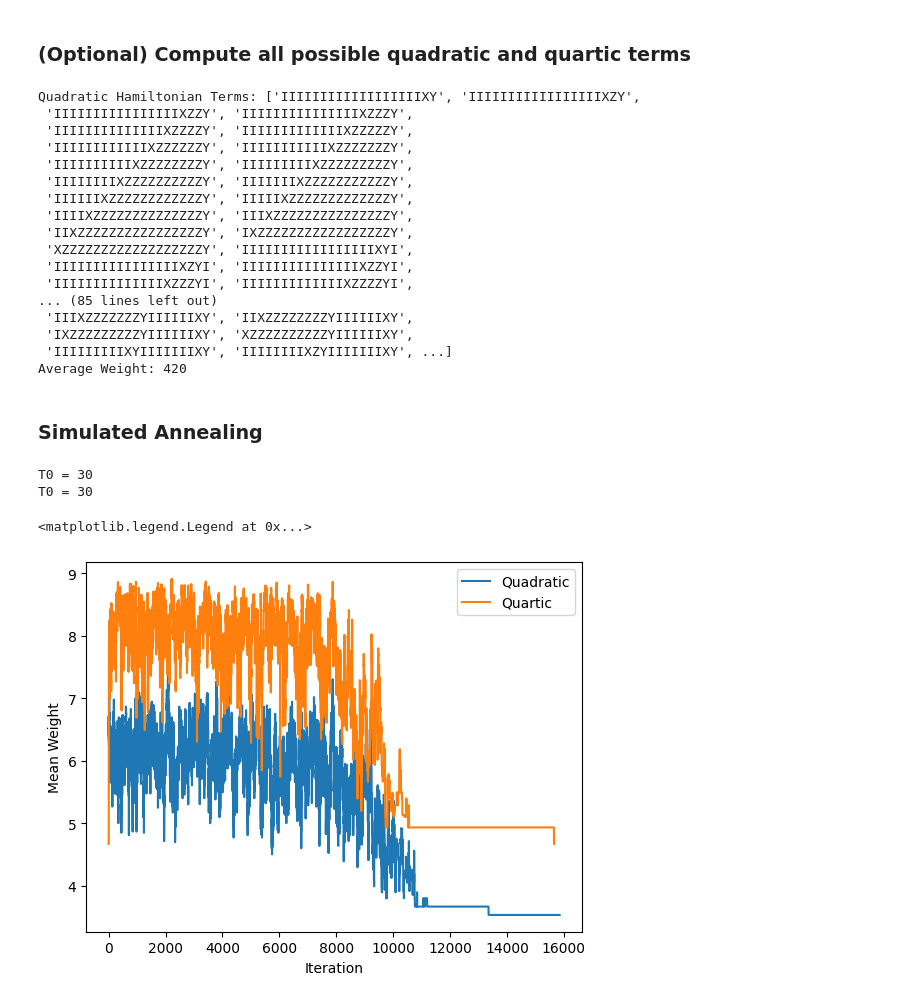
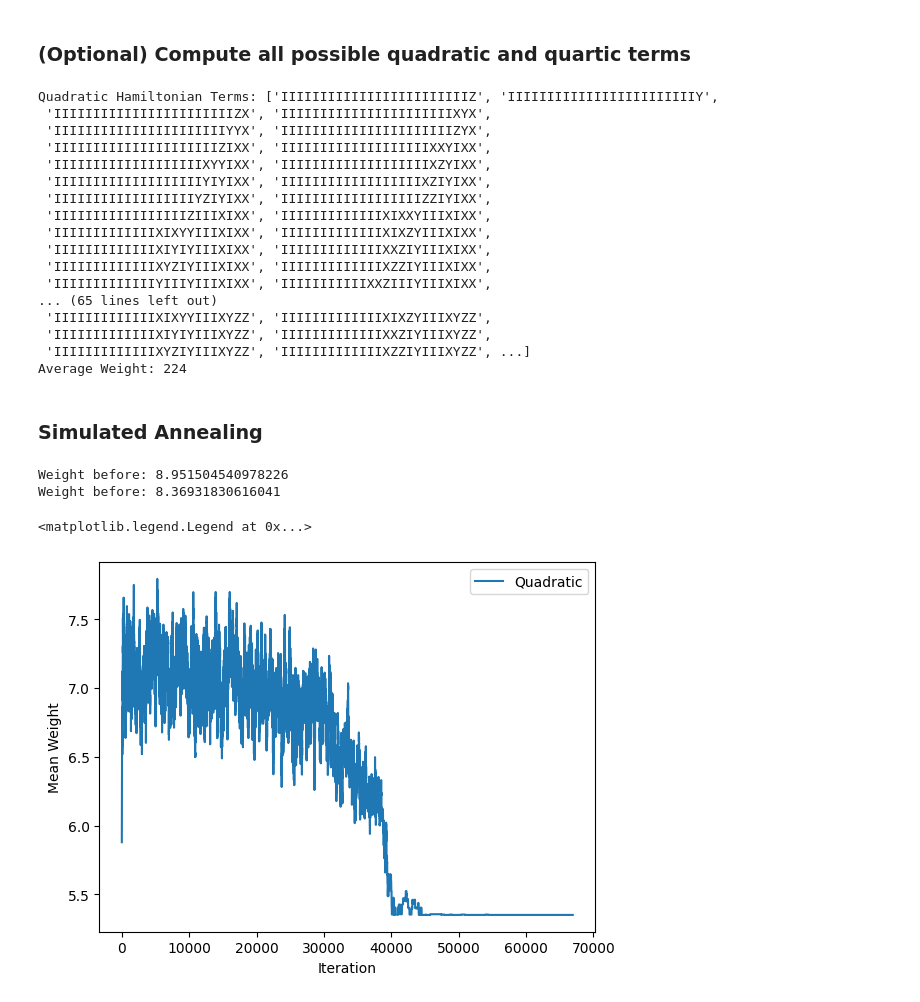
Before and after one commit to OnekaSingh/woq2025, a Jupyter notebook: binary_demo.ipynb, the cells around one changed output. Drawn from its saved outputs; the diff is of its cells as text; code cells hidden in the pictures.

```diff
--- a/binary_demo.ipynb
+++ b/binary_demo.ipynb
@@ -19,9 +20,10 @@ The autoreload extension is already loaded. To reload it, use:
 # %%
-N = 15
+N = 40
 
-x, z = jw_majoranas(N)
+# x, z = jw_majoranas(N)
+x, z, paulis = bk_majoranas(N)
 
-paulis = PauliList.from_symplectic(z, x)
+# paulis = PauliList.from_symplectic(z, x)
 
 print("Majorana Operators:", paulis)
 # %% [output]
@@ -50,41 +59,45 @@ print("Quartic Hamiltonian Terms:", quartic_terms_paulis)
 
 print(f"Average Weight: {weight(x, z)}")
 # %% [output]
-Quadratic Hamiltonian Terms: ['IIIIIIIIIIIIIIIIIIXY', 'IIIIIIIIIIIIIIIIIXZY',
- 'IIIIIIIIIIIIIIIIXZZY', 'IIIIIIIIIIIIIIIXZZZY',
- 'IIIIIIIIIIIIIIXZZZZY', 'IIIIIIIIIIIIIXZZZZZY',
- 'IIIIIIIIIIIIXZZZZZZY', 'IIIIIIIIIIIXZZZZZZZY',
- 'IIIIIIIIIIXZZZZZZZZY', 'IIIIIIIIIXZZZZZZZZZY',
- 'IIIIIIIIXZZZZZZZZZZY', 'IIIIIIIXZZZZZZZZZZZY',
- 'IIIIIIXZZZZZZZZZZZZY', 'IIIIIXZZZZZZZZZZZZZY',
- 'IIIIXZZZZZZZZZZZZZZY', 'IIIXZZZZZZZZZZZZZZZY',
- 'IIXZZZZZZZZZZZZZZZZY', 'IXZZZZZZZZZZZZZZZZZY',
- 'XZZZZZZZZZZZZZZZZZZY', 'IIIIIIIIIIIIIIIIIXYI',
- 'IIIIIIIIIIIIIIIIXZYI', 'IIIIIIIIIIIIIIIXZZYI',
- 'IIIIIIIIIIIIIIXZZZYI', 'IIIIIIIIIIIIIXZZZZYI',
-... (85 lines left out)
- 'IIIXZZZZZZZYIIIIIIXY', 'IIXZZZZZZZZYIIIIIIXY',
- 'IXZZZZZZZZZYIIIIIIXY', 'XZZZZZZZZZZYIIIIIIXY',
- 'IIIIIIIIIXYIIIIIIIXY', 'IIIIIIIIXZYIIIIIIIXY', ...]
-Average Weight: 420
+Quadratic Hamiltonian Terms: ['IIIIIIIIIIIIIIIIIIIIIIIIZ', 'IIIIIIIIIIIIIIIIIIIIIIIIY',
+ 'IIIIIIIIIIIIIIIIIIIIIIIZX', 'IIIIIIIIIIIIIIIIIIIIIIXYX',
+ 'IIIIIIIIIIIIIIIIIIIIIIYYX', 'IIIIIIIIIIIIIIIIIIIIIIZYX',
+ 'IIIIIIIIIIIIIIIIIIIIIZIXX', 'IIIIIIIIIIIIIIIIIIIXXYIXX',
+ 'IIIIIIIIIIIIIIIIIIIXYYIXX', 'IIIIIIIIIIIIIIIIIIIXZYIXX',
+ 'IIIIIIIIIIIIIIIIIIIYIYIXX', 'IIIIIIIIIIIIIIIIIIXZIYIXX',
+ 'IIIIIIIIIIIIIIIIIIYZIYIXX', 'IIIIIIIIIIIIIIIIIIZZIYIXX',
+ 'IIIIIIIIIIIIIIIIIZIIIXIXX', 'IIIIIIIIIIIIIXIXXYIIIXIXX',
+ 'IIIIIIIIIIIIIXIXYYIIIXIXX', 'IIIIIIIIIIIIIXIXZYIIIXIXX',
+ 'IIIIIIIIIIIIIXIYIYIIIXIXX', 'IIIIIIIIIIIIIXXZIYIIIXIXX',
+ 'IIIIIIIIIIIIIXYZIYIIIXIXX', 'IIIIIIIIIIIIIXZZIYIIIXIXX',
+ 'IIIIIIIIIIIIIYIIIYIIIXIXX', 'IIIIIIIIIIIXXZIIIYIIIXIXX',
+... (65 lines left out)
+ 'IIIIIIIIIIIIIXIXYYIIIXYZZ', 'IIIIIIIIIIIIIXIXZYIIIXYZZ',
+ 'IIIIIIIIIIIIIXIYIYIIIXYZZ', 'IIIIIIIIIIIIIXXZIYIIIXYZZ',
+ 'IIIIIIIIIIIIIXYZIYIIIXYZZ', 'IIIIIIIIIIIIIXZZIYIIIXYZZ', ...]
+Average Weight: 224
 # %% [markdown]
 ### Simulated Annealing
 # %%
-x, z, energies, energy_opt = anneal(x, z, explore=spread_node, energy=quadratic_term_mean_weight, cooling_rate=0.9995)
-paulis = PauliList.from_symplectic(z, x)
+print("Weight before:", quartic_term_mean_weight(x, z))
+
+x, z, energies, energy_opt = anneal(x, z, explore=spread_node, energy=quadratic_term_mean_weight, cooling_rate=0.9999)
+# paulis = PauliList.from_symplectic(z, x)
+
+print("Weight before:", quartic_term_mean_weight(x, z))
 
 plt.plot(energies, label="Quadratic")
 
-x, z, energies, energy_opt = anneal(x, z, explore=spread_node, energy=quartic_term_mean_weight, cooling_rate=0.9995)
-paulis = PauliList.from_symplectic(z, x)
-
-plt.plot(energies, label="Quartic")
+#x, z, energies, energy_opt = anneal(x, z, explore=spread_node, energy=quartic_term_mean_weight, cooling_rate=0.9995)
+#paulis = PauliList.from_symplectic(z, x)
+#
+#plt.plot(energies, label="Quartic")
 
 plt.xlabel("Iteration")
 plt.ylabel("Mean Weight")
 plt.legend()
 # %% [output]
-T0 = 30
-T0 = 30
+Weight before: 8.951504540978226
+Weight before: 8.36931830616041
 <matplotlib.legend.Legend at 0x...>
-[figure, old version]
+[figure, new version]
```
Also changed, not shown: parts of 17 cells of this notebook, 3 other files.
